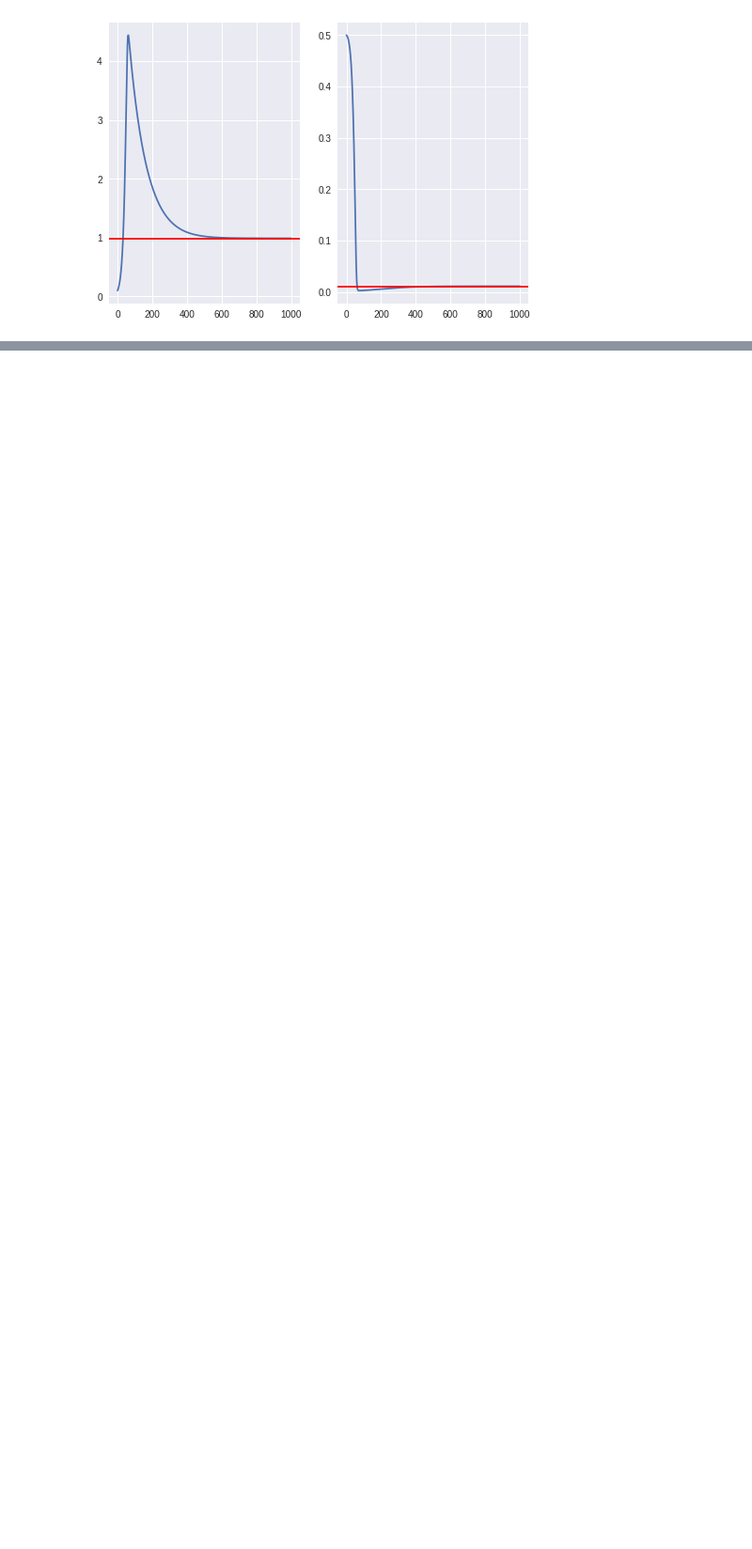
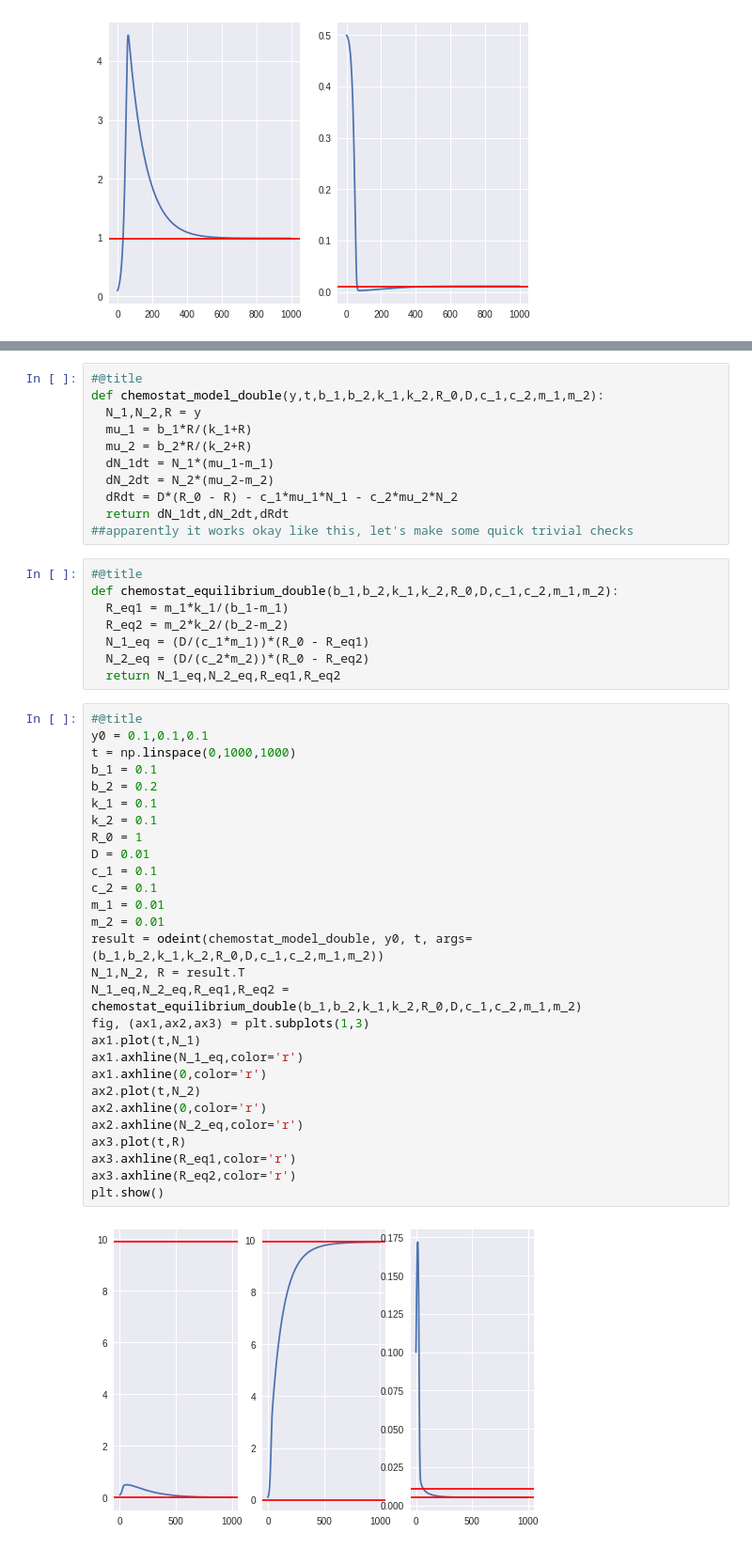
Before and after one commit to denisecammarota/qbio2021, a Jupyter notebook: Chemostat_Model.ipynb, the cells around one changed output, grey strips where cells are left out. Shown at 94% size. Drawn from its saved outputs; the diff is of its cells as text; blank space fills up the shorter version.

```diff
--- a/Chemostat_Model.ipynb
+++ b/Chemostat_Model.ipynb
@@ -91,0 +115,49 @@ plt.show()
+# %%
+#@title
+def chemostat_model_double(y,t,b_1,b_2,k_1,k_2,R_0,D,c_1,c_2,m_1,m_2):
+  N_1,N_2,R = y
+  mu_1 = b_1*R/(k_1+R)
+  mu_2 = b_2*R/(k_2+R)
+  dN_1dt = N_1*(mu_1-m_1)
+  dN_2dt = N_2*(mu_2-m_2)
+  dRdt = D*(R_0 - R) - c_1*mu_1*N_1 - c_2*mu_2*N_2
+  return dN_1dt,dN_2dt,dRdt
+##apparently it works okay like this, let's make some quick trivial checks
+# %%
+#@title
+def chemostat_equilibrium_double(b_1,b_2,k_1,k_2,R_0,D,c_1,c_2,m_1,m_2):
+  R_eq1 = m_1*k_1/(b_1-m_1)
+  R_eq2 = m_2*k_2/(b_2-m_2)
+  N_1_eq = (D/(c_1*m_1))*(R_0 - R_eq1)
+  N_2_eq = (D/(c_2*m_2))*(R_0 - R_eq2)
+  return N_1_eq,N_2_eq,R_eq1,R_eq2
+# %%
+#@title
+y0 = 0.1,0.1,0.1
+t = np.linspace(0,1000,1000)
+b_1 = 0.1
+b_2 = 0.2
+k_1 = 0.1
+k_2 = 0.1
+R_0 = 1
+D = 0.01
+c_1 = 0.1
+c_2 = 0.1
+m_1 = 0.01
+m_2 = 0.01
+result = odeint(chemostat_model_double, y0, t, args=(b_1,b_2,k_1,k_2,R_0,D,c_1,c_2,m_1,m_2))
+N_1,N_2, R = result.T
+N_1_eq,N_2_eq,R_eq1,R_eq2 = chemostat_equilibrium_double(b_1,b_2,k_1,k_2,R_0,D,c_1,c_2,m_1,m_2)
+fig, (ax1,ax2,ax3) = plt.subplots(1,3)
+ax1.plot(t,N_1)
+ax1.axhline(N_1_eq,color='r')
+ax1.axhline(0,color='r')
+ax2.plot(t,N_2)
+ax2.axhline(0,color='r')
+ax2.axhline(N_2_eq,color='r')
+ax3.plot(t,R)
+ax3.axhline(R_eq1,color='r')
+ax3.axhline(R_eq2,color='r')
+plt.show()
+# %% [output]
+[figure, added]
```
Also changed, not shown: parts of 5 cells of this notebook.
